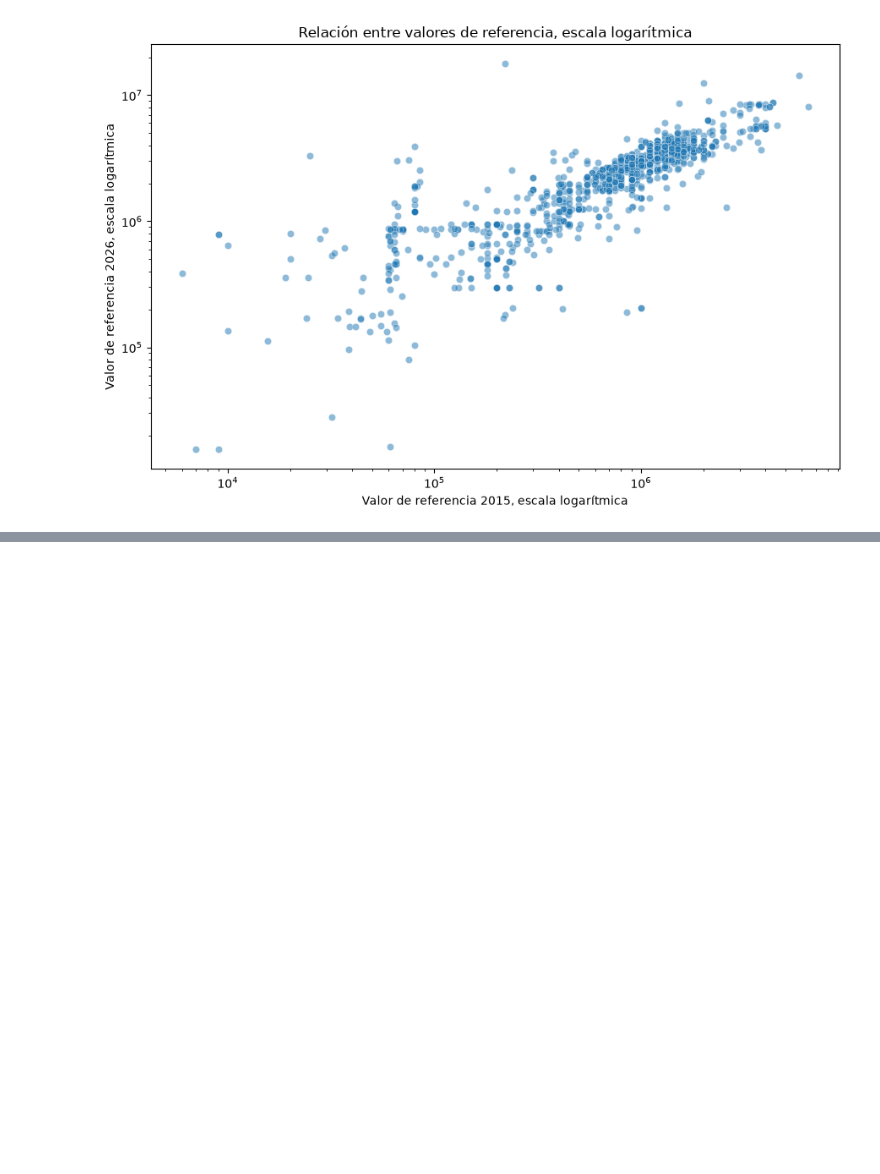
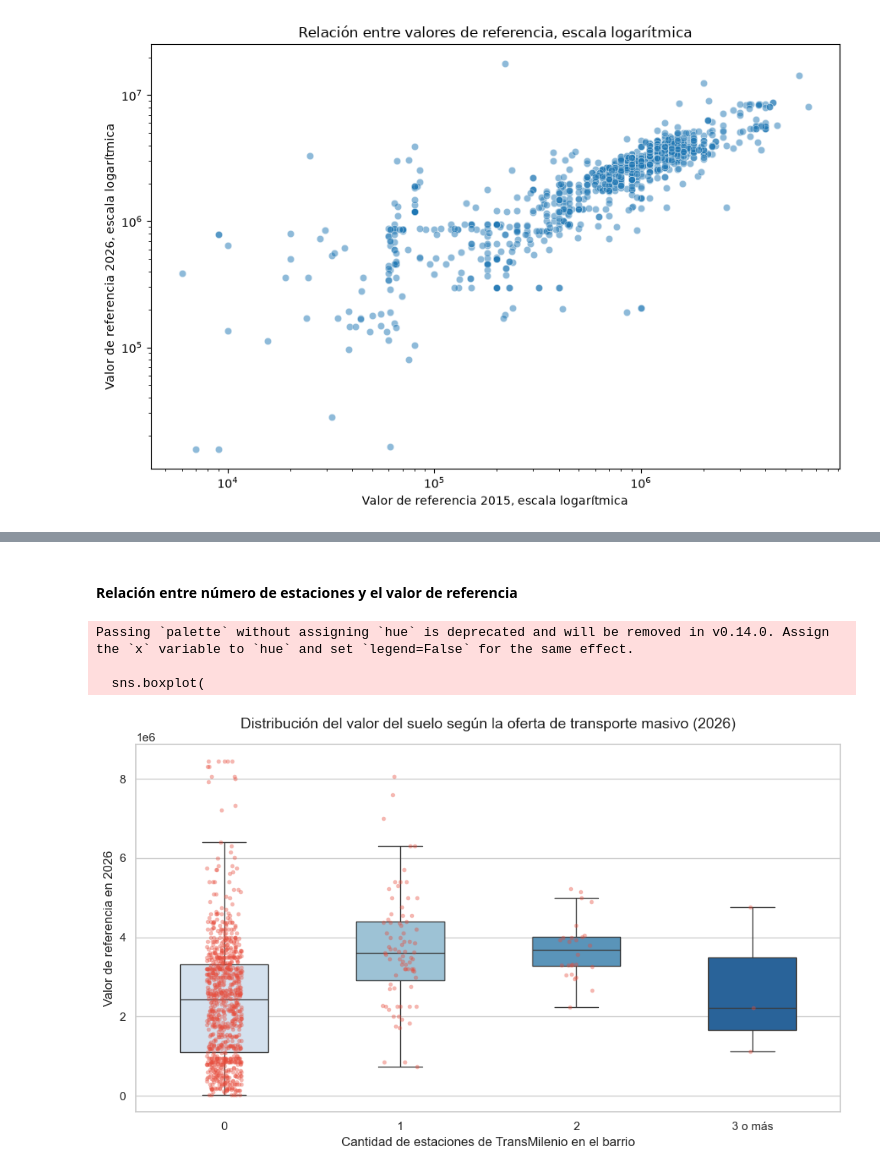
Before and after one commit to Informer20/grupo14-hipervalorizacion-bogota, a Jupyter notebook: notebooks/02_exploracion_datos_finales.ipynb, the cells around one changed output, grey strips where cells are left out. Saved outputs shown, nothing was run; the diff lists cells and outputs as text; code cells hidden in the pictures; blank space fills up the shorter version.

Commit message:
Complemento a exploración de datos

```diff
--- a/notebooks/02_exploracion_datos_finales.ipynb
+++ b/notebooks/02_exploracion_datos_finales.ipynb
@@ -515,0 +573,54 @@ plt.show()
+# %% [markdown]
+#### Relación entre número de estaciones y el valor de referencia
+# %%
+# 1. Preparación de los datos
+df_vis = df_clean.copy()
+
+# Agrupar las categorías altas para evitar que la gráfica se distorsione
+# si hay un solo barrio con muchas estaciones (ej. 5 o 6)
+df_vis['estaciones_agrupadas'] = df_vis['num_estaciones_transmilenio'].apply(
+    lambda x: '3 o más' if x >= 3 else str(int(x))
+)
+
+orden = ['0', '1', '2', '3 o más']
+
+# 2. Configuración visual
+plt.figure(figsize=(10, 6))
+sns.set_theme(style="whitegrid")
+
+# 3. Boxplot para la estructura estadística (medianas y cuartiles)
+# showfliers=False oculta los puntos atípicos del boxplot para no duplicarlos con el stripplot
+sns.boxplot(
+    data=df_vis,
+    x='estaciones_agrupadas',
+    y='v_ref_2026',
+    order=orden,
+    palette='Blues',
+    showfliers=False,
+    width=0.5
+)
+
+# 4. Stripplot para la densidad real (cada punto es un barrio)
+sns.stripplot(
+    data=df_vis,
+    x='estaciones_agrupadas',
+    y='v_ref_2026',
+    order=orden,
+    color='#E74C3C',
+    alpha=0.4,
+    jitter=True,
+    size=4
+)
+
+# 5. Personalización
+plt.title('Distribución del valor del suelo según la oferta de transporte masivo (2026)', fontsize=14, pad=15)
+plt.xlabel('Cantidad de estaciones de TransMilenio en el barrio', fontsize=12)
+plt.ylabel('Valor de referencia en 2026', fontsize=12)
+
+plt.tight_layout()
+plt.show()
+# %% [output]
+Passing `palette` without assigning `hue` is deprecated and will be removed in v0.14.0. Assign the `x` variable to `hue` and set `legend=False` for the same effect.
+
+  sns.boxplot(
+[figure, added]
```
Also changed, not shown: parts of 15 cells of this notebook.
